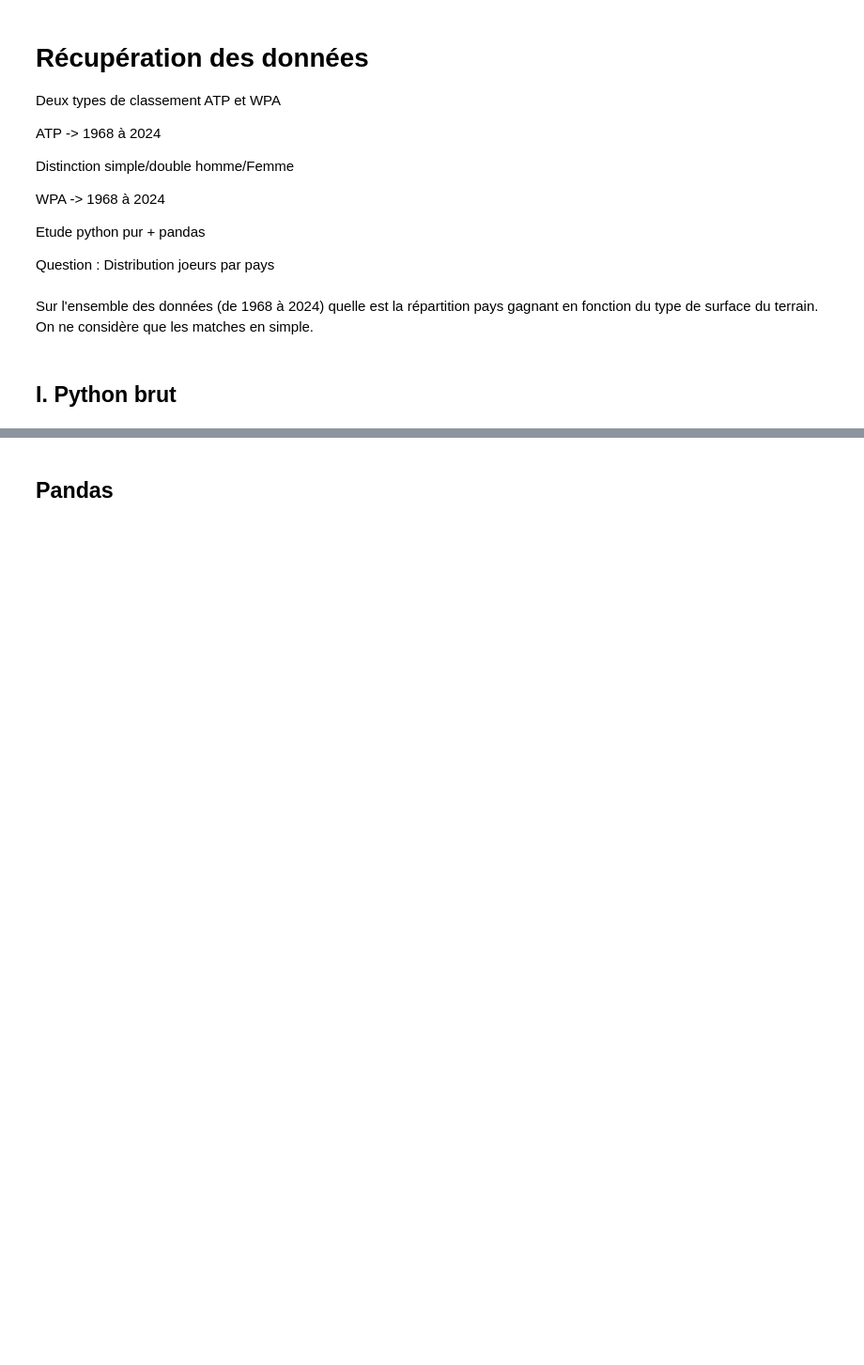
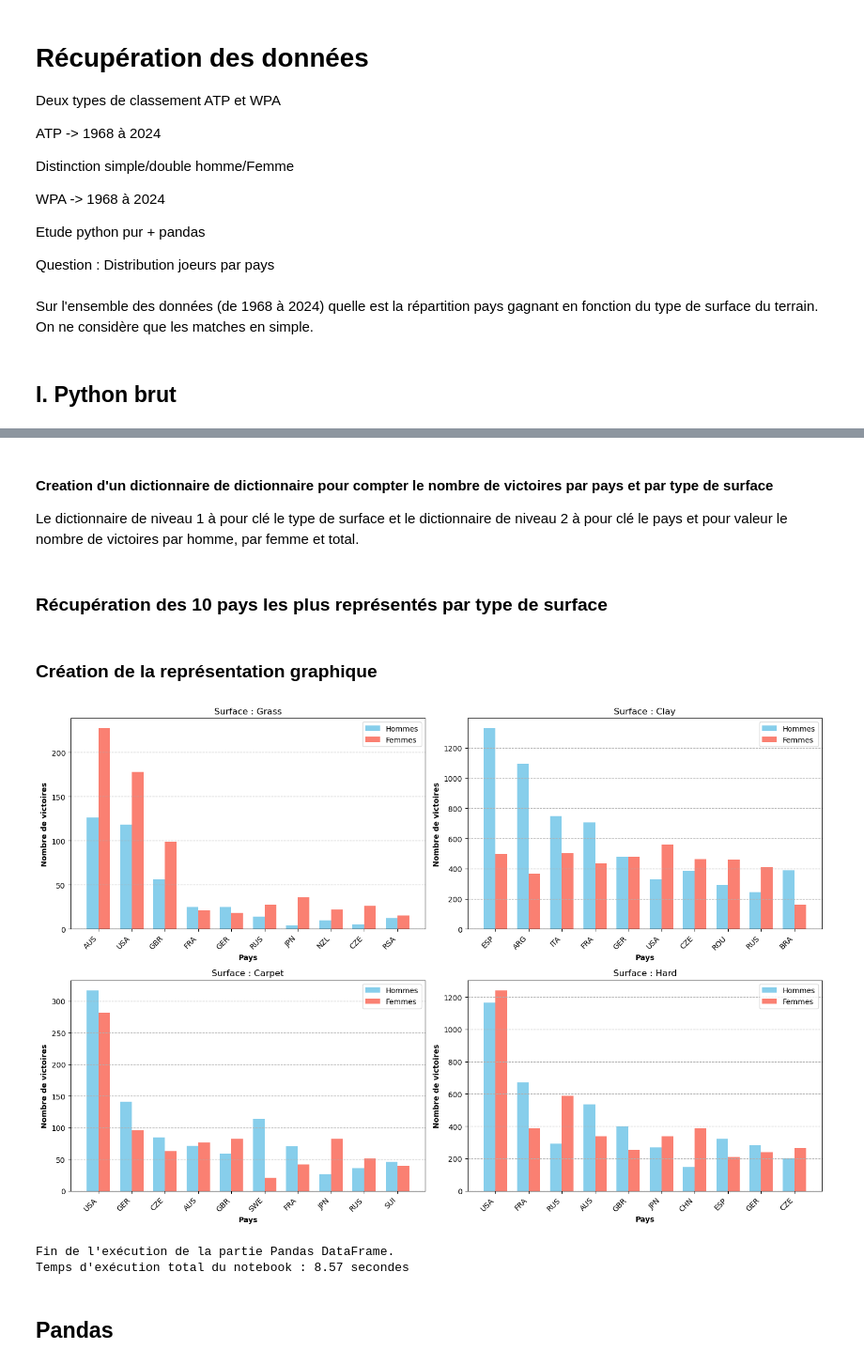
Before and after one commit to ChristelleTessier/Traitement-de-donnees, a Jupyter notebook: Python_brut_vs_Pandas_Q0.ipynb, the cells around one changed output, grey strips where cells are left out. Shown: that part at 94% size. Cells and saved outputs as stored; diff of their text form; code cells hidden in the pictures; blank space fills up the shorter version.

```diff
--- a/Python_brut_vs_Pandas_Q0.ipynb
+++ b/Python_brut_vs_Pandas_Q0.ipynb
@@ -70,7 +75,0 @@ Transformation en tableau à double entrée : effectif par nationnalité et sexe
-# %%
-tableau = [['Nationalité', 'Hommes', 'Femmes', 'Total']] # En-têtes
-
-for nationalite, effectifs in repartition_loc.items():
-    hommes, femmes = effectifs[0], effectifs[1]
-    total = hommes + femmes
-    tableau.append([nationalite, hommes, femmes, total])
@@ -135,0 +76,5 @@ plt.show()
+# %% [markdown]
+#### Creation d'un dictionnaire de dictionnaire pour compter le nombre de victoires par pays et par type de surface
+
+Le dictionnaire de niveau 1 à pour clé le type de surface et le dictionnaire de niveau 2
+ à pour clé le pays et pour valeur le nombre de victoires par homme, par femme et total.
@@ -136,2 +130,56 @@ plt.show()
+# %% [markdown]
+### Récupération des 10 pays les plus représentés par type de surface
+# %%
+dictionnaire_top_10 = {}
+
+for surface in dictionnaire_victoire.keys():
+    data = dictionnaire_victoire[surface]
+
+    # Trier le dictionnaire par le nombre total (le troisième élément de la liste) en ordre décroissant
+    sorted_data = sorted(data.items(), key=lambda item: item[1][2], reverse=True)
+
+    # Garder seulement les 10 premiers pays
+    dictionnaire_top_10[surface] = dict(sorted_data[:10])
+# %% [markdown]
+### Création de la représentation graphique
+# %%
+fig, axes = plt.subplots(nrows=2, ncols=2, figsize=(15, 10))
+axes = axes.flatten()  # Aplatir le tableau d'axes pour faciliter l'itération
+
+for i, surface in enumerate(dictionnaire_top_10.keys()):
+    data_surface = dictionnaire_top_10[surface]
+    pays = list(data_surface.keys())
+    hommes = [data_surface[pays][0] for pays in pays]
+    femmes = [data_surface[pays][1] for pays in pays]
+
+    x = range(len(pays))
+    width = 0.35
+
+    rects1 = axes[i].bar([pos - width/2 for pos in x], hommes, width, label='Hommes', color='skyblue')
+    rects2 = axes[i].bar([pos + width/2 for pos in x], femmes, width, label='Femmes', color='salmon')
+
+    # Ajouter des étiquettes, un titre et des ticks personnalisés
+    axes[i].set_ylabel('Nombre de victoires', fontweight='bold')
+    axes[i].set_xlabel('Pays', fontweight='bold')
+    axes[i].set_title(f'Surface : {surface}')
+    axes[i].set_xticks(x)
+    axes[i].set_xticklabels(pays, rotation=45, ha="right")
+    axes[i].legend()
+    # Ajouter une grille pour faciliter la lecture
+    axes[i].grid(axis='y', linestyle='--')
+
+
+fig.tight_layout()
+plt.show()
+# %% [output]
+[figure, added]
+# %%
+notebook_end_time = time.time()
+total_execution_time = notebook_end_time - notebook_start_time
+print(f"Fin de l'exécution de la partie Pandas DataFrame.")
+print(f"Temps d'exécution total du notebook : {total_execution_time:.2f} secondes")
+# %% [output]
+Fin de l'exécution de la partie Pandas DataFrame.
+Temps d'exécution total du notebook : 8.57 secondes
 # %% [markdown]
 ## Pandas
```
Also changed, not shown: parts of 31 cells of this notebook.
